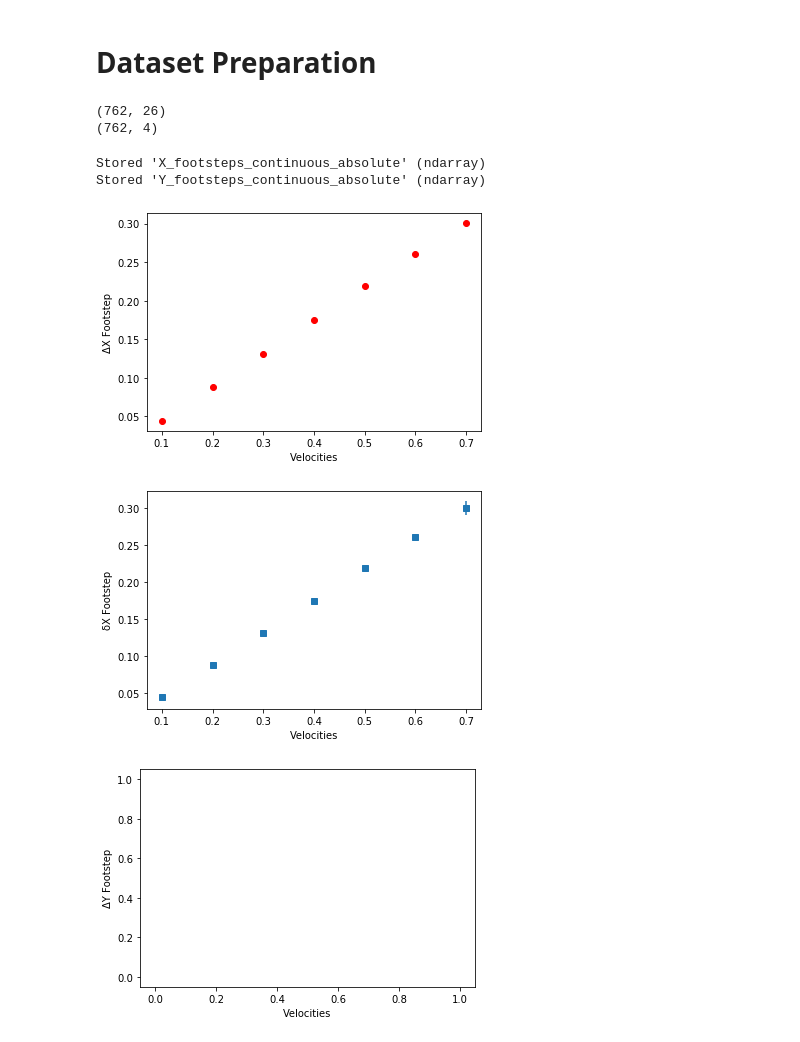
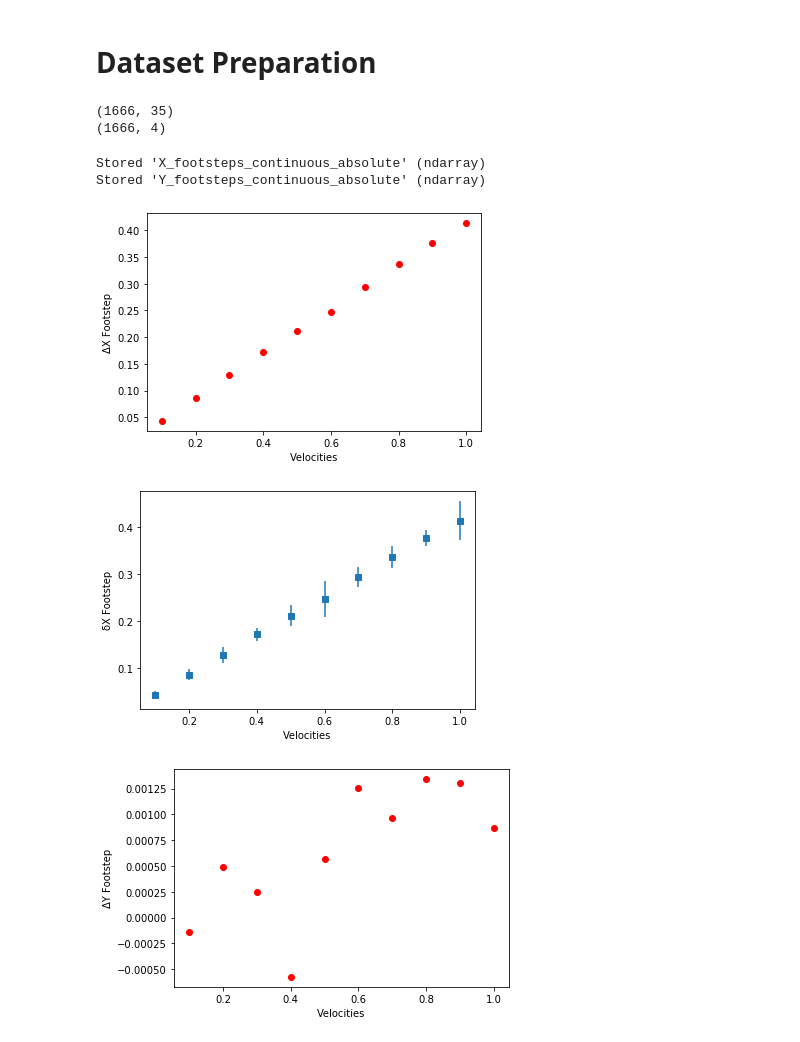
Before and after one commit to itaouil/footstep_planner, a Jupyter notebook: data/notebooks/1_processing/absolute_sim/footsteps_live_extraction_continuous_absolute.ipynb, the cells around one changed output. Drawn from its saved outputs; the diff is of its cells as text; code cells hidden in the pictures.

Commit message:
Starting testing/debugging/implementation of new MPC models.

```diff
--- a/data/notebooks/1_processing/absolute_sim/footsteps_live_extraction_continuous_absolute.ipynb
+++ b/data/notebooks/1_processing/absolute_sim/footsteps_live_extraction_continuous_absolute.ipynb
@@ -20,7 +20,7 @@ np.set_printoptions(threshold=sys.maxsize)
 # Data
 # %%
 # Read data
-path = '../../../dataset_sim/mpc_forward.csv'
+path = '../../../dataset_sim/mpc_motions_continuous.csv'
 motion = np.genfromtxt(path, delimiter=',', dtype=np.float64)
 contacts = np.genfromtxt(path, delimiter=',', usecols=(29, 30), dtype=bool)
 print("Motion data has a length of ", len(motion))
@@ -643,7 +625,7 @@ import sklearn
 from sklearn.linear_model import LinearRegression
 from sklearn.model_selection import train_test_split
 # %%
-def relative_footstep_prediction_dataset_absolute(dataset, footsteps, debug=False):
+def get_continuous_footstep_dataset(dataset, footsteps, debug=False):
     # Footsteps sizes
     inputs = []
     labels = []
@@ -652,7 +634,7 @@ def relative_footstep_prediction_dataset_absolute(dataset, footsteps, debug=Fals
     while idx < (len(footsteps) - 1):
         time_difference = abs(dataset[footsteps[idx], 0] - dataset[footsteps[idx-1], 0])
 
-        if time_difference > 0.3 and np.any(dataset[footsteps[idx-1], 1:4]) and np.any(dataset[footsteps[idx], 1:4]):
+        if time_difference < 1 and np.any(dataset[footsteps[idx-1], 1:4]) and np.any(dataset[footsteps[idx], 1:4]):
             lf_rh_moving = contacts[footsteps[idx], 0]
             rf_lh_moving = contacts[footsteps[idx], 1]
 
@@ -667,15 +649,14 @@ def relative_footstep_prediction_dataset_absolute(dataset, footsteps, debug=Fals
             # Odom base vectors
             prev_base = np.array([[dataset[footsteps[idx-1], 16], dataset[footsteps[idx-1], 17], dataset[footsteps[idx-1], 18]]])
             curr_base = np.array([[dataset[footsteps[idx], 16], dataset[footsteps[idx], 17], dataset[footsteps[idx], 18]]])
+            base_displacement = curr_base @ R_prev - prev_base @ R_prev
 
-            inputs.append(dataset[footsteps[idx-1], 1:4].tolist() +
-                          dataset[footsteps[idx-1], 23:29].tolist() +
-                          #dataset[footsteps[idx-1], 4:16].tolist() +
-                          (dataset[footsteps[idx-1], 4:16].reshape(4,3) - dataset[footsteps[idx-1], 16:19].reshape(1,3)).reshape(12,).tolist() +
+            inputs.append(dataset[footsteps[idx-1], 1:31].tolist() +
+                          #(dataset[footsteps[idx-1], 4:16].reshape(4,3) - dataset[footsteps[idx-1], 16:19].reshape(1,3)).reshape(12,).tolist() +
                           dataset[footsteps[idx], 1:4].tolist() +
                           [lf_rh_moving, rf_lh_moving])
 
-            if not lf_rh_moving:
+            if lf_rh_moving:
                 # FL vectors
                 prev_fl = np.array([[dataset[footsteps[idx-1], 4], dataset[footsteps[idx-1], 5], 0]])
                 curr_fl = np.array([[dataset[footsteps[idx], 4], dataset[footsteps[idx], 5], 0]])
@@ -685,8 +666,8 @@ def relative_footstep_prediction_dataset_absolute(dataset, footsteps, debug=Fals
                 curr_rr = np.array([[dataset[footsteps[idx], 13], dataset[footsteps[idx], 14], 0]])
 
                 # Feet displacements
-                fl_displacement = curr_fl - prev_fl
-                rr_displacement = curr_rr - prev_rr
+                fl_displacement = curr_fl - prev_fl + base_displacement
+                rr_displacement = curr_rr - prev_rr + base_displacement
 
                 labels.append([fl_displacement[0,0], fl_displacement[0,1], rr_displacement[0,0], rr_displacement[0,1]])
             else:
@@ -699,8 +680,8 @@ def relative_footstep_prediction_dataset_absolute(dataset, footsteps, debug=Fals
                 curr_rl = np.array([[dataset[footsteps[idx], 10], dataset[footsteps[idx], 11], 0]])
 
                 # Feet displacements
-                fr_displacement = curr_fr - prev_fr
-                rl_displacement = curr_rl - prev_rl
+                fr_displacement = curr_fr - prev_fr + base_displacement
+                rl_displacement = curr_rl - prev_rl + base_displacement
 
                 labels.append([fr_displacement[0,0], fr_displacement[0,1], rl_displacement[0,0], rl_displacement[0,1]])
 
@@ -712,25 +693,22 @@ def relative_footstep_prediction_dataset_absolute(dataset, footsteps, debug=Fals
 
     return inputs_numpy, labels_numpy
 
-X_relative_footsteps_fwd, Y_relative_footsteps_fwd = relative_footstep_prediction_dataset_absolute(motion, footsteps_fwd)
-#X_relative_footsteps_clock, Y_relative_footsteps_clock = relative_footstep_prediction_dataset_absolute(motion, footsteps_clock)
-#X_relative_footsteps_count, Y_relative_footsteps_count = relative_footstep_prediction_dataset_absolute(motion, footsteps_count)
-#X_relative_footsteps_left, Y_relative_footsteps_left = relative_footstep_prediction_dataset_absolute(motion, footsteps_side_left)
-#X_relative_footsteps_right, Y_relative_footsteps_right = relative_footstep_prediction_dataset_absolute(motion, footsteps_side_right)
+X_relative_footsteps_fwd, Y_relative_footsteps_fwd = get_continuous_footstep_dataset(motion, footsteps_fwd)
+X_relative_footsteps_clock, Y_relative_footsteps_clock = get_continuous_footstep_dataset(motion, footsteps_clock)
+X_relative_footsteps_count, Y_relative_footsteps_count = get_continuous_footstep_dataset(motion, footsteps_count)
+#X_relative_footsteps_left, Y_relative_footsteps_left = get_continuous_footstep_dataset(motion, footsteps_side_left)
+#X_relative_footsteps_right, Y_relative_footsteps_right = get_continuous_footstep_dataset(motion, footsteps_side_right)
 
 # Stack datasets
-#X_footsteps_continuous_absolute = np.concatenate((X_relative_footsteps_fwd, X_relative_footsteps_clock, X_relative_footsteps_count, X_relative_footsteps_left, X_relative_footsteps_right))
-#Y_footsteps_continuous_absolute = np.concatenate((Y_relative_footsteps_fwd, Y_relative_footsteps_clock, Y_relative_footsteps_count, Y_relative_footsteps_left, Y_relative_footsteps_right))
-
-X_footsteps_continuous_absolute = X_relative_footsteps_fwd
-Y_footsteps_continuous_absolute = Y_relative_footsteps_fwd
+X_footsteps_continuous_absolute = np.concatenate((X_relative_footsteps_fwd, X_relative_footsteps_clock, X_relative_footsteps_count))
+Y_footsteps_continuous_absolute = np.concatenate((Y_relative_footsteps_fwd, Y_relative_footsteps_clock, Y_relative_footsteps_count))
 
 # Log
 print(X_footsteps_continuous_absolute.shape)
 print(Y_footsteps_continuous_absolute.shape)
 # %% [output]
-(762, 26)
-(762, 4)
+(1666, 35)
+(1666, 4)
 # %%
 %store X_footsteps_continuous_absolute
 %store Y_footsteps_continuous_absolute
@@ -738,31 +716,31 @@ print(Y_footsteps_continuous_absolute.shape)
 Stored 'X_footsteps_continuous_absolute' (ndarray)
 Stored 'Y_footsteps_continuous_absolute' (ndarray)
 # %%
-plt.plot([0.1, 0.2, 0.3, 0.4, 0.5, 0.6, 0.7],
-         [np.mean(Y_relative_footsteps_fwd[np.where(np.isclose(X_relative_footsteps_fwd[:, 0], velocity))[0], 0]) for velocity in np.arange(0.1, 0.8, 0.1)],
+plt.plot(np.arange(0.1, 1.1, 0.1),
+         [np.mean(Y_relative_footsteps_fwd[np.where(np.isclose(X_relative_footsteps_fwd[:, 0], velocity))[0], 0]) for velocity in np.arange(0.1, 1.1, 0.1)],
          'ro')
 plt.xlabel('Velocities')
 plt.ylabel('\u0394X Footstep')
 plt.show()
 # %% [output]
-[figure, old version]
+[figure, new version]
 # %%
-x = np.array([0.1, 0.2, 0.3, 0.4, 0.5, 0.6, 0.7])
-y = np.array([np.mean(Y_relative_footsteps_fwd[np.where(np.isclose(X_relative_footsteps_fwd[:, 0], velocity))[0], 0]) for velocity in np.arange(0.1, 0.8, 0.1)])
-e = np.array([np.std(Y_relative_footsteps_fwd[np.where(np.isclose(X_relative_footsteps_fwd[:, 0], velocity))[0], 0]) for velocity in np.arange(0.1, 0.8, 0.1)])
+x = np.array(np.arange(0.1, 1.1, 0.1))
+y = np.array([np.mean(Y_relative_footsteps_fwd[np.where(np.isclose(X_relative_footsteps_fwd[:, 0], velocity))[0], 0]) for velocity in np.arange(0.1, 1.1, 0.1)])
+e = np.array([np.std(Y_relative_footsteps_fwd[np.where(np.isclose(X_relative_footsteps_fwd[:, 0], velocity))[0], 0]) for velocity in np.arange(0.1, 1.1, 0.1)])
 plt.errorbar(x, y, e, linestyle='None', marker='s')
 plt.xlabel('Velocities')
 plt.ylabel('\u03B4X Footstep')
 plt.show()
 # %% [output]
-[figure, old version]
+[figure, new version]
 # %%
-plt.plot(np.array([0.1, 0.2, 0.3, 0.4, 0.5, 0.6, 0.7]) * 1,
-         [np.mean(Y_relative_footsteps_fwd[np.where(np.isclose(Y_relative_footsteps_fwd[:, 1], velocity))[0], 1]) for velocity in np.arange(0.1, 0.8, 0.1)],
+plt.plot(np.arange(0.1, 1.1, 0.1),
+         [np.mean(Y_relative_footsteps_fwd[np.where(np.isclose(X_relative_footsteps_fwd[:, 0], velocity))[0], 1]) for velocity in np.arange(0.1, 1.1, 0.1)],
          'ro')
 plt.xlabel('Velocities')
 plt.ylabel('\u0394Y Footstep')
 plt.show()
 # %% [output]
-[figure, old version]
+[figure, new version]
 # %%
```
Also changed, not shown: parts of 12 cells of this notebook, 16 other files.
